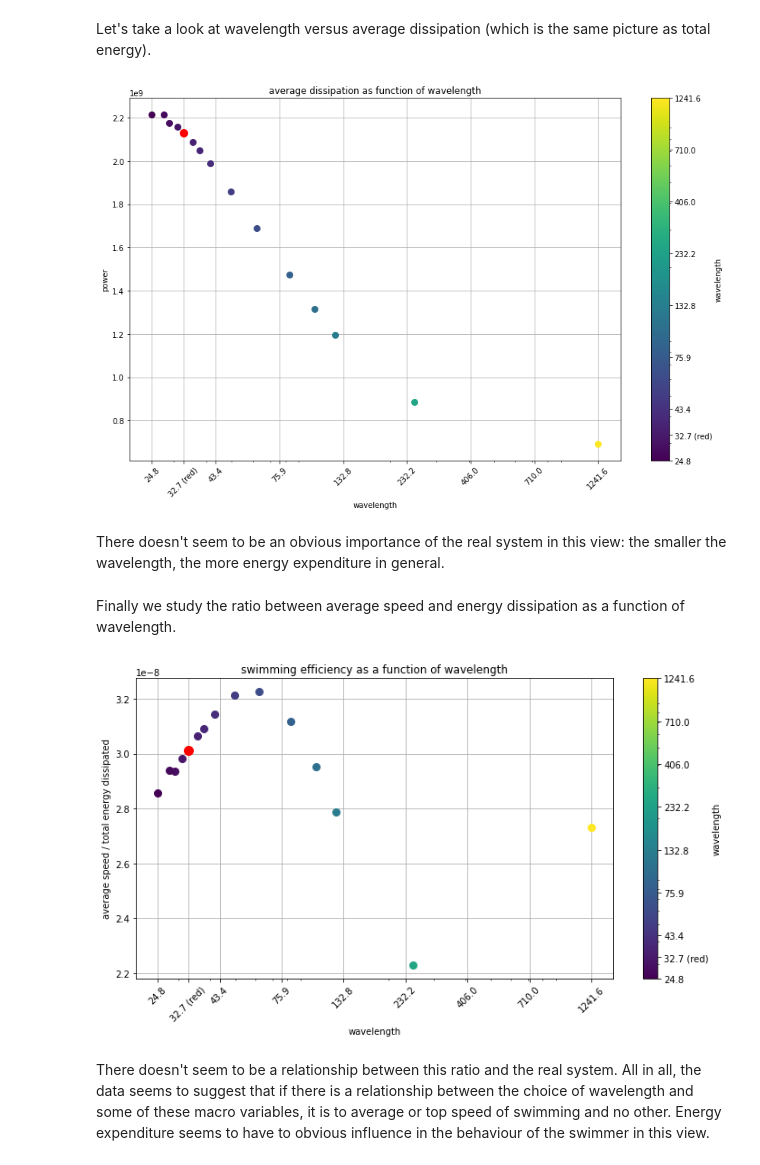
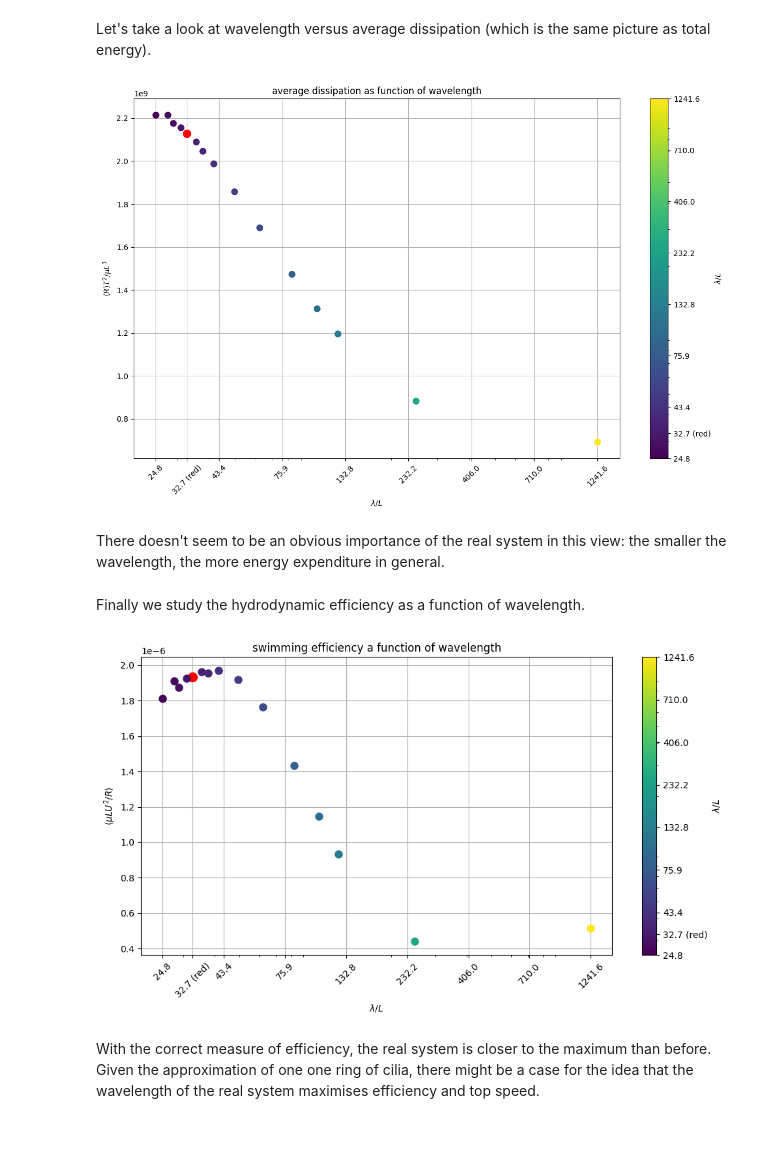
Before and after one commit to Biofluid-Dynamics-Group/cuda-filaments, a Jupyter notebook: analysis/wavelength/wavelength.ipynb, the cells around one changed output. Saved outputs shown, nothing was run; the diff lists cells and outputs as text; code cells hidden in the pictures; blank space fills up the shorter version.

Commit message:
fixed plots and efficiency calculations

```diff
--- a/analysis/wavelength/wavelength.ipynb
+++ b/analysis/wavelength/wavelength.ipynb
@@ -600,7 +600,7 @@ def plot_energy_vs_wavelength(data_dict, energy_dissipation):
     sm = plt.cm.ScalarMappable(cmap=cmap, norm=norm)
     sm.set_array([])
     cbar = plt.colorbar(sm)
-    cbar.set_label('wavelength')
+    cbar.set_label(r'$\lambda/L$')
 
     # Create logarithmically spaced ticks
     log_min = np.log(min(wavelengths))
@@ -623,8 +623,8 @@ def plot_energy_vs_wavelength(data_dict, energy_dissipation):
     cbar.set_ticklabels(labels)
 
     # Set labels and title
-    plt.xlabel('wavelength')
-    plt.ylabel('power')
+    plt.xlabel(r'$\lambda/L$')
+    plt.ylabel(r'$\langle R\rangle T^2/\mu L^3$')
     plt.title('average dissipation as function of wavelength')
     plt.grid(True)
 
@@ -634,14 +634,14 @@ def plot_energy_vs_wavelength(data_dict, energy_dissipation):
 # Plot energy vs wavelength
 plot_energy_vs_wavelength(data_dict_clean, energy_dissipation)
 # %% [output]
-[figure, old version]
+[figure, new version]
 # %% [markdown]
 There doesn't seem to be an obvious importance of the real system in this view: the smaller the wavelength, the more energy expenditure in general.
 # %% [markdown]
-Finally we study the ratio between average speed and energy dissipation as a function of wavelength.
+Finally we study the hydrodynamic efficiency as a function of wavelength.
 # %%
-def compute_speed_dissipation_ratio(data_dict, energy_dissipation):
-  speed_dissipation_ratio = {}
+def compute_speed2_dissipation_ratio(data_dict, energy_dissipation):
+  speed2_dissipation_ratio = {}
 
   for N, data in data_dict.items():
     if data["body_vel"] is not None:
@@ -656,12 +656,12 @@ def compute_speed_dissipation_ratio(data_dict, energy_dissipation):
 
       # Compute the ratio
       ratio = avg_speed / total_dissipation
-      speed_dissipation_ratio[N] = ratio
+      speed2_dissipation_ratio[N] = np.mean(speed**2/energy_dissipation[N])
 
-  return speed_dissipation_ratio
+  return speed2_dissipation_ratio
 
 # Compute the speed to dissipation ratio
-speed_dissipation_ratio = compute_speed_dissipation_ratio(
+speed2_dissipation_ratio = compute_speed2_dissipation_ratio(
    data_dict_clean, energy_dissipation
 )
 
@@ -699,38 +699,38 @@ def plot_speed_dissipation_ratio(speed_dissipation_ratio):
     sm = plt.cm.ScalarMappable(cmap=cmap, norm=norm)
     sm.set_array([])
     cbar = plt.colorbar(sm)
-    cbar.set_label('wavelength')
+    cbar.set_label(r'$\lambda/L$')
 
     # Create logarithmically spaced ticks
     log_min = np.log(min(wavelengths))
     log_max = np.log(max(wavelengths))
     log_ticks = np.linspace(log_min, log_max, 8)
     new_ticks = np.exp(log_ticks)
 
     # Add k=38 wavelength
     wavelength_38 = np.pi * 395.2 / 38
     new_ticks = np.sort(np.append(new_ticks, wavelength_38))
 
     # Create labels
     labels = [f'{t:.1f}' + (
        ' (red)' if np.isclose(t, wavelength_38, rtol=1e-10) else ''
     ) for t in new_ticks]
 
     # Set ticks and labels for both plot and colorbar
     plt.xticks(new_ticks, labels, rotation=45)
     cbar.set_ticks(new_ticks)
     cbar.set_ticklabels(labels)
 
-    plt.xlabel('wavelength')
-    plt.ylabel('average speed / total energy dissipated')
-    plt.title('swimming efficiency as a function of wavelength')
+    plt.xlabel(r'$\lambda/L$')
+    plt.ylabel(r'$ \langle \mu L U^2 / R \rangle $')
+    plt.title('swimming efficiency a function of wavelength')
     plt.grid(True)
     plt.tight_layout()
     plt.show()
 
 # Plot the ratio
-plot_speed_dissipation_ratio(speed_dissipation_ratio)
+plot_speed_dissipation_ratio(speed2_dissipation_ratio)
 # %% [output]
-[figure, old version]
+[figure, new version]
-# %% [markdown]
-There doesn't seem to be a relationship between this ratio and the real system. All in all, the data seems to suggest that if there is a relationship between the choice of wavelength and some of these macro variables, it is to average or top speed of swimming and no other. Energy expenditure seems to have to obvious influence in the behaviour of the swimmer in this view.
+# %% [markdown]
+With the correct measure of efficiency, the real system is closer to the maximum than before. Given the approximation of one one ring of cilia, there might be a case for the idea that the wavelength of the real system maximises efficiency and top speed.
```
Also changed, not shown: parts of 4 cells of this notebook, 1 other file.
